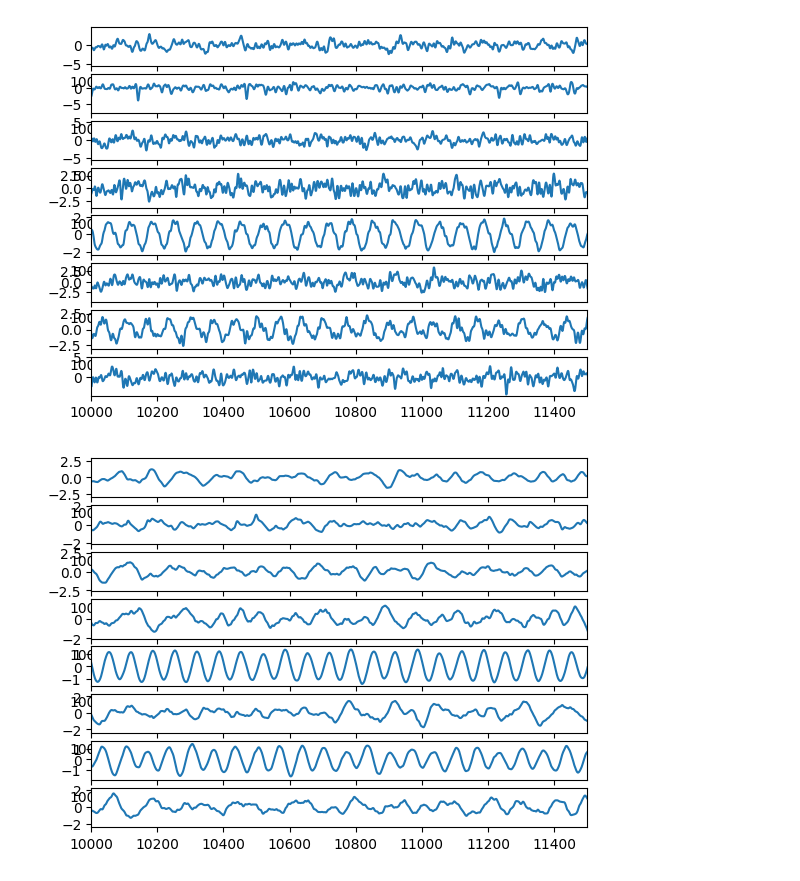
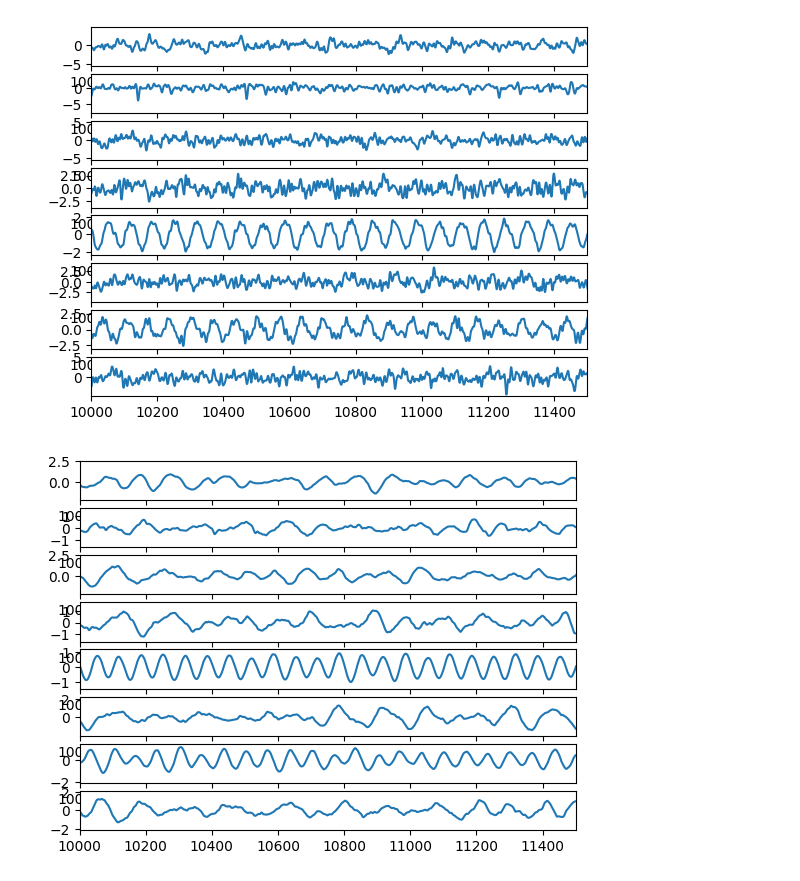
Before and after one commit to Electrum9/mlsp-project, a Jupyter notebook: ICA.ipynb, the cells around one changed output. Saved outputs shown, nothing was run; the diff lists cells and outputs as text; code cells hidden in the pictures.

Commit message:
remove delta parameter

```diff
--- a/ICA.ipynb
+++ b/ICA.ipynb
@@ -107,12 +107,12 @@ plt.show()
 # %% [output]
 [figure]
 # %%
-filtered_IC = savgol_filter(IC, 64, 2, axis=0, delta=1024)
+filtered_IC = savgol_filter(IC, 64, 2, axis=0)
 
 fig, ax = plt.subplots(nrows=filtered_IC.shape[1]//8)
 for i in range(0, filtered_IC.shape[1]//8):
     ax[i].plot(filtered_IC[:, i])
     ax[i].set_xlim(left=10000, right=10000+1500)
 plt.show()
 # %% [output]
-[figure, old version]
+[figure, new version]
```
